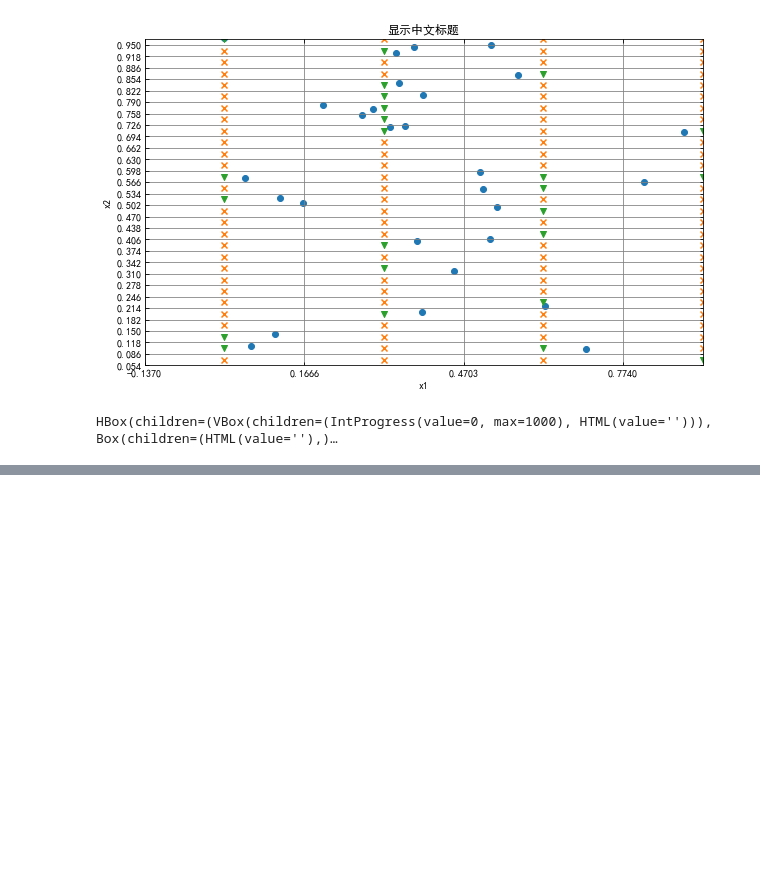
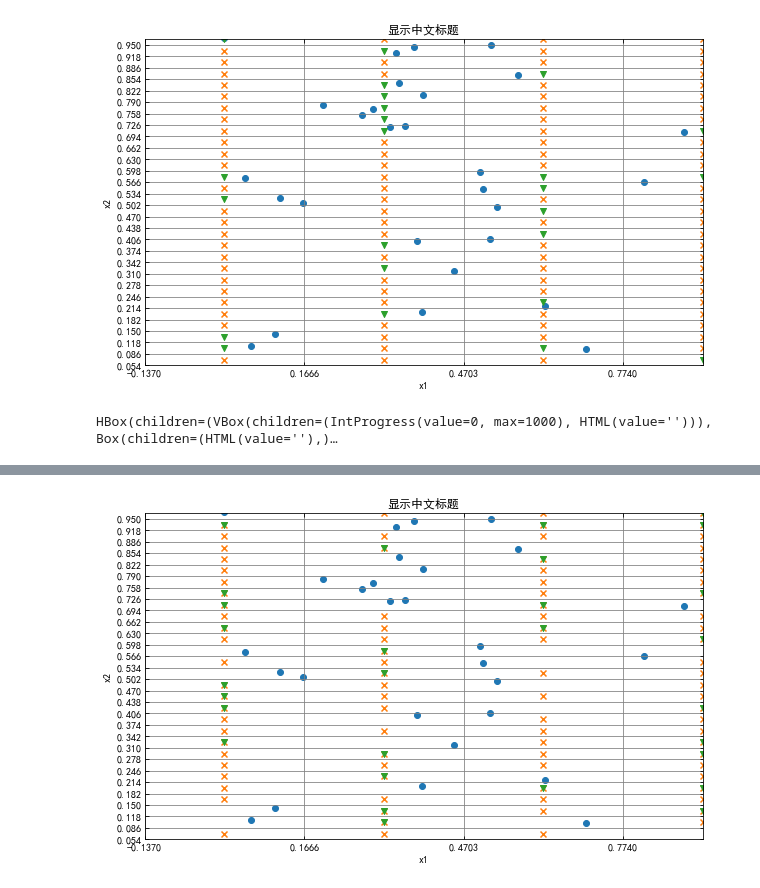
Before and after one commit to Aries-my/VSG, a Jupyter notebook: notebook/synthetic_data.ipynb, the cells around one changed output, grey strips where cells are left out. Cells and saved outputs as stored; diff of their text form; code cells hidden in the pictures; blank space fills up the shorter version.

Commit message:
29 vir points

```diff
--- a/notebook/synthetic_data.ipynb
+++ b/notebook/synthetic_data.ipynb
@@ -352,0 +379,4 @@ KeyboardInterrupt:
+# %%
+plotting.plot_genx(X_train, gen_x_point, np.array(vir_xpoint), length, n_sample)
+# %% [output]
+[figure, added]
```
Also changed, not shown: parts of 8 cells of this notebook, 3 other files.
